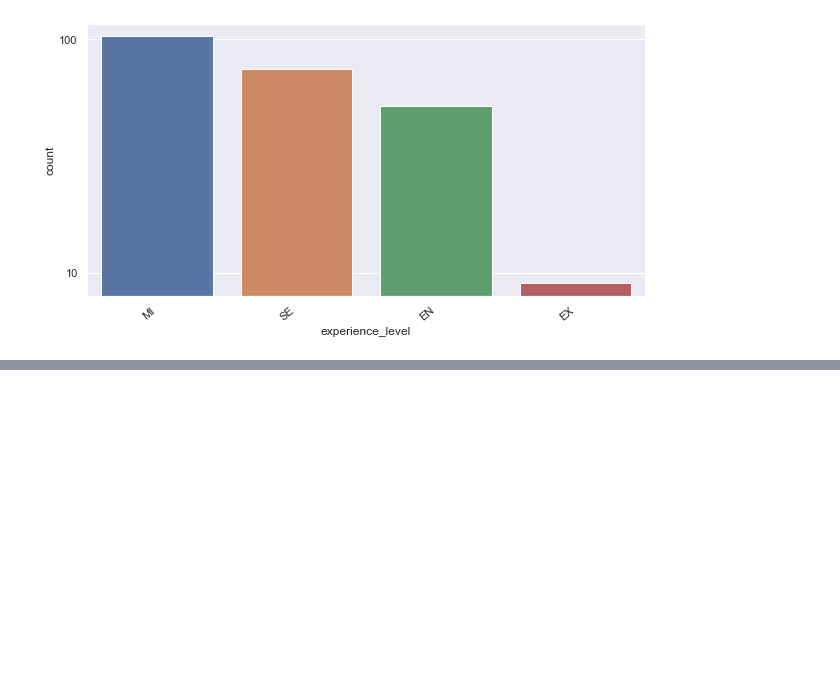
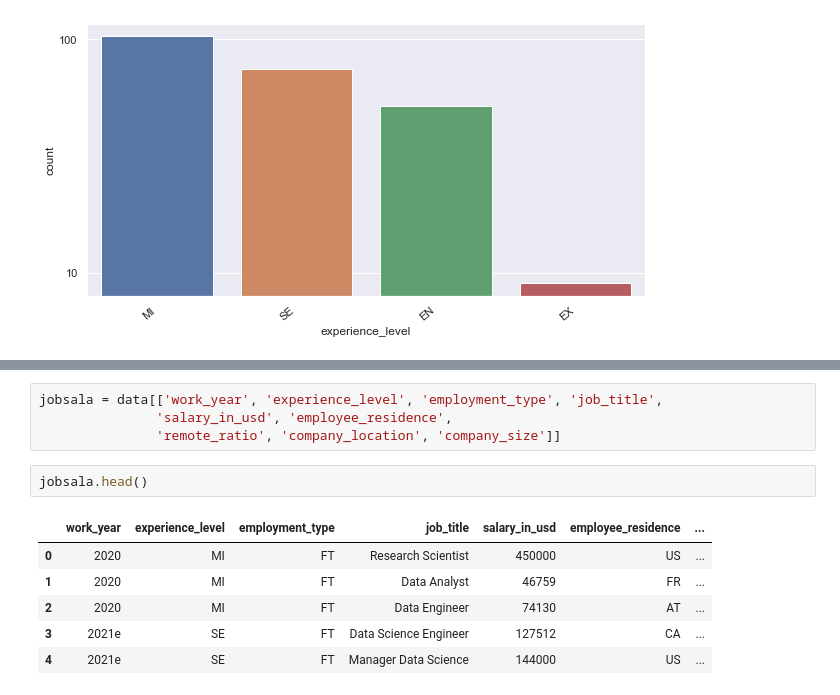
Before and after one commit to jeanpierec/ljpiere_projects, a Jupyter notebook: Proyecto7_JobSalaries/JobSalaries_IT.ipynb, the cells around one changed output, grey strips where cells are left out. Cells and saved outputs as stored; diff of their text form; blank space fills up the shorter version.

```diff
--- a/Proyecto7_JobSalaries/JobSalaries_IT.ipynb
+++ b/Proyecto7_JobSalaries/JobSalaries_IT.ipynb
@@ -135,0 +182,13 @@ plt.show()
+# %%
+jobsala = data[['work_year', 'experience_level', 'employment_type', 'job_title',
+               'salary_in_usd', 'employee_residence',
+               'remote_ratio', 'company_location', 'company_size']]
+# %%
+jobsala.head()
+# %% [output]
+|  | work_year | experience_level | employment_type | job_title | salary_in_usd | employee_residence | ... |
+| 0 | 2020 | MI | FT | Research Scientist | 450000 | US | ... |
+| 1 | 2020 | MI | FT | Data Analyst | 46759 | FR | ... |
+| 2 | 2020 | MI | FT | Data Engineer | 74130 | AT | ... |
+| 3 | 2021e | SE | FT | Data Science Engineer | 127512 | CA | ... |
+| 4 | 2021e | SE | FT | Manager Data Science | 144000 | US | ... |
```
Also changed, not shown: parts of 12 cells of this notebook, 1 other file.
